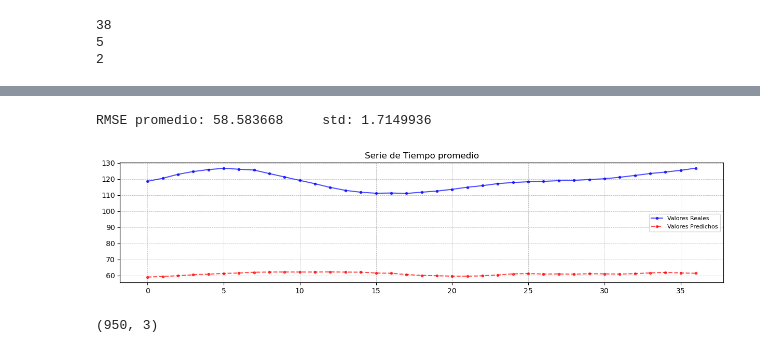
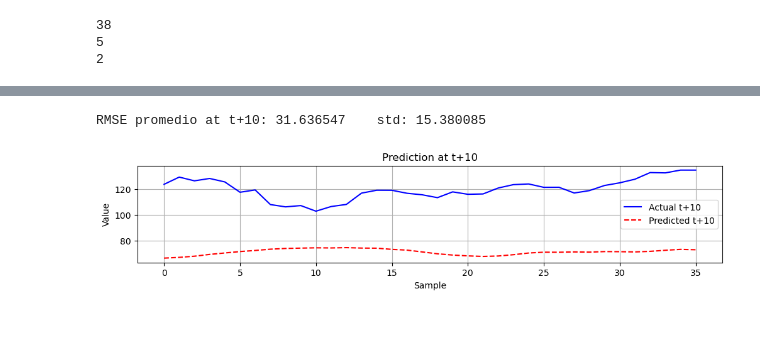
Before and after one commit to rvive/DeepLearning_for_CV, a Jupyter notebook: RNNs/lstm.ipynb, the cells around one changed output, grey strips where cells are left out. Saved outputs shown, nothing was run; the diff lists cells and outputs as text; code cells hidden in the pictures; blank space fills up the shorter version.

```diff
--- a/RNNs/lstm.ipynb
+++ b/RNNs/lstm.ipynb
@@ -154,9 +155,9 @@ print(len(test_loader))
 class LSTMModel(nn.Module):
     def __init__(self):
         super(LSTMModel, self).__init__()
-        self.lstm = nn.LSTM(input_size=1, hidden_size=32, batch_first=True)
+        self.lstm = nn.LSTM(input_size=1, hidden_size=16, batch_first=True)
         self.dropout = nn.Dropout(0.2)
-        self.fc1 = nn.Linear(32, 16)
+        self.fc1 = nn.Linear(16, 16)
         self.fc2 = nn.Linear(16, 1)
 
     def forward(self, x):
@@ -770 +774,9 @@ model = LSTM().to(device)
+# %%
+input_size = XTrain_tensor.shape[2]   # Number of input features
+hidden_size = 32
+num_layers = 1
+output_size = TTrain_tensor.shape[2]  # Number of output features
+n_steps_out = TTrain_tensor.shape[1]  # Number of future time steps
+
+model = LSTM(input_size, hidden_size, num_layers, output_size, n_steps_out).to(device)
 # %%
@@ -891,51 +933,67 @@ plt.show()
 # %%
 y_predicted = []
 y_observed = []
 
 # Final Evaluation on Test Set
 model.eval()
 with torch.no_grad():
     for X_batch, y_batch in test_loader:
         X_batch, y_batch = X_batch.to(device), y_batch.to(device)
 
         y_pred = model(X_batch)
-
-        # y_predicted.extend(y_pred.cpu().numpy())
         y_predicted.append(y_pred.cpu().numpy())
         y_observed.append(y_batch.cpu().numpy())
 
-predicted = np.concatenate(y_predicted, axis=0)
-observed = np.concatenate(y_observed, axis=0)
+predicted = np.concatenate(y_predicted, axis=0)  # Shape: (total_samples, n_steps_out, output_size)
+observed = np.concatenate(y_observed, axis=0)    # Shape: (total_samples, n_steps_out, output_size)
 
-predicted = mm.inverse_transform(predicted)
-observed = mm.inverse_transform(observed)
+# Reshape to 2D array for inverse transform
+predicted_flat = predicted.reshape(-1, output_size)
+observed_flat = observed.reshape(-1, output_size)
 
-# Calculamos el RMSE por cada serie de tiempo
-rmses = []
-for i in range(predicted.shape[1]):
-    rmse = np.sqrt(np.mean((predicted[:, i] - observed[:, i])**2))
-    rmses.append(rmse)
+# Apply inverse transform
+predicted_inv = mm.inverse_transform(predicted_flat)
+observed_inv = mm.inverse_transform(observed_flat)
 
-best_rmse_index = np.argmin(rmses)
-worst_rmse_index = np.argmax(rmses)
+# Reshape back to original shape
+predicted_inv = predicted_inv.reshape(predicted.shape)
+observed_inv = observed_inv.reshape(observed.shape)
 
+# Calculate RMSE for each time series at t+10
+for i in range(n_steps_out):
+    for j in range(output_size):
+        # Extract the true and predicted values for the specific time step and feature
+        observed_vals = observed_inv[:, i, j]
+        predicted_vals = predicted_inv[:, i, j]
 
-print("RMSE promedio:", np.mean(rmses), "    std:", np.std(rmses))
+        # Compute RMSE for this time step and feature
+        mse = np.mean((observed_vals - predicted_vals) ** 2)
+        rmse = np.sqrt(mse)
+        rmses.append(rmse)
 
-plt.figure(figsize=(15, 3))
-plt.plot(np.mean(observed, axis=1), label='Valores Reales', marker='.', color='blue', alpha=0.7)
-plt.plot(np.mean(predicted, axis=1), label='Valores Predichos', linestyle='--', marker='.', color="red", alpha=0.7)
-plt.title(f'Serie de Tiempo promedio')
-plt.legend(fontsize=8)
-plt.grid(linestyle = '--', linewidth = 0.5)
+rmse_mean = np.mean(rmses)
+rmse_std = np.std(rmses)
+
+print("RMSE promedio at t+10:", rmse_mean, "   std:", rmse_std)
+
+feature_idx = 0  # Index of the feature to plot
+time_step = 9    # t+10
+# Extract the observed and predicted values for the chosen feature and time step
+observed_t10 = observed_inv[:, time_step, feature_idx]
+predicted_t10 = predicted_inv[:, time_step, feature_idx]
+# Plotting only t+10
+plt.figure(figsize=(12, 2))
+plt.plot(observed_t10, label='Actual t+10', color='blue')
+plt.plot(predicted_t10, label='Predicted t+10', linestyle='--', color='red')
+plt.title(f'Prediction at t+10')
+plt.xlabel('Sample')
+plt.ylabel('Value')
+plt.legend()
+plt.grid(True)
 plt.show()
 # %% [output]
-RMSE promedio: 58.583668     std: 1.7149936
+RMSE promedio at t+10: 31.636547    std: 15.380085
-[figure, old version]
+[figure, new version]
-# %%
-X_trans.shape
-# %% [output]
-(950, 3)
 # %%
 Timeseries_tensor, TTimeseries_tensor = split_sequences(X_trans, y_trans, 50, 10, device)
 Timeseries_tensor.shape, TTimeseries_tensor.shape
```
Also changed, not shown: parts of 24 cells of this notebook.
